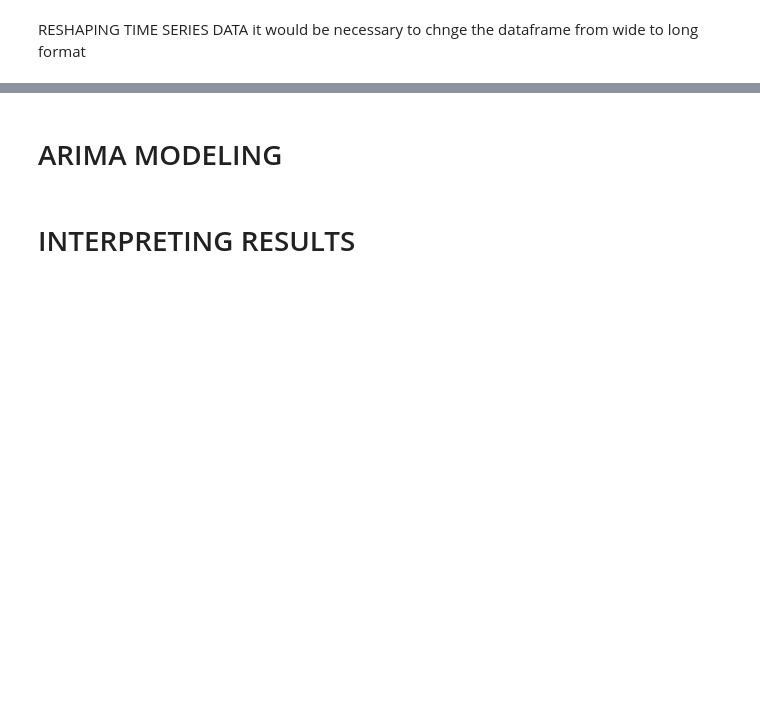
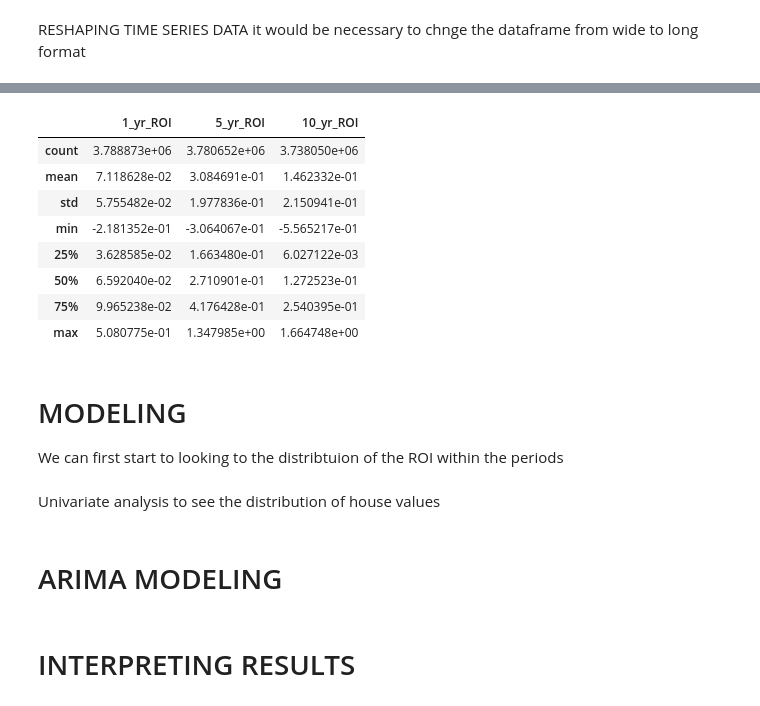
Before and after one commit to kafura0/Real_Estate_Price_Forecasting, a Jupyter notebook: student.ipynb, the cells around one changed output, grey strips where cells are left out. Saved outputs shown, nothing was run; the diff lists cells and outputs as text; code cells hidden in the pictures; blank space fills up the shorter version.

Commit message:
univariate analysis

```diff
--- a/student.ipynb
+++ b/student.ipynb
@@ -226,0 +274,17 @@ def melt_data(df):
+# %%
+zillow_melted_df.describe()
+# %% [output]
+|  | 1_yr_ROI | 5_yr_ROI | 10_yr_ROI |
+| count | 3.788873e+06 | 3.780652e+06 | 3.738050e+06 |
+| mean | 7.118628e-02 | 3.084691e-01 | 1.462332e-01 |
+| std | 5.755482e-02 | 1.977836e-01 | 2.150941e-01 |
+| min | -2.181352e-01 | -3.064067e-01 | -5.565217e-01 |
+| 25% | 3.628585e-02 | 1.663480e-01 | 6.027122e-03 |
+| 50% | 6.592040e-02 | 2.710901e-01 | 1.272523e-01 |
+| 75% | 9.965238e-02 | 4.176428e-01 | 2.540395e-01 |
+| max | 5.080775e-01 | 1.347985e+00 | 1.664748e+00 |
+# %% [markdown]
+# MODELING
+We can first start to looking to the distribtuion of the ROI within the periods
+# %% [markdown]
+Univariate analysis to see the distribution of house values
```
Also changed, not shown: parts of 20 cells of this notebook.
